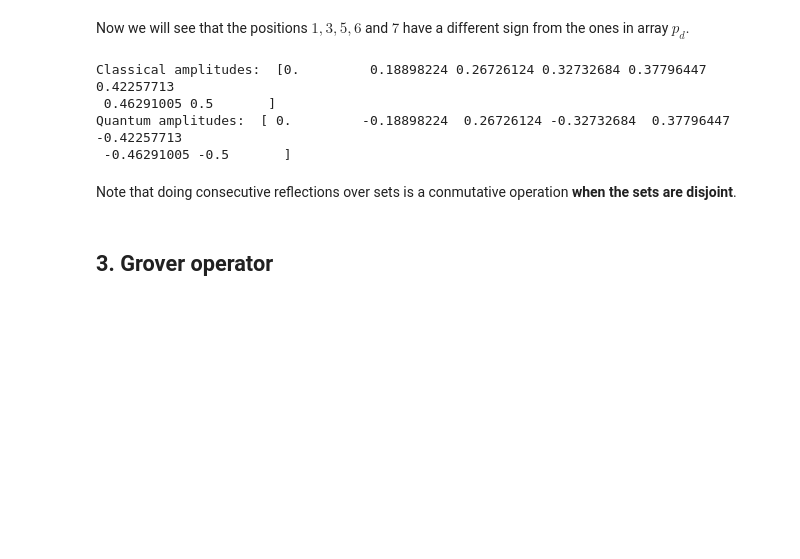
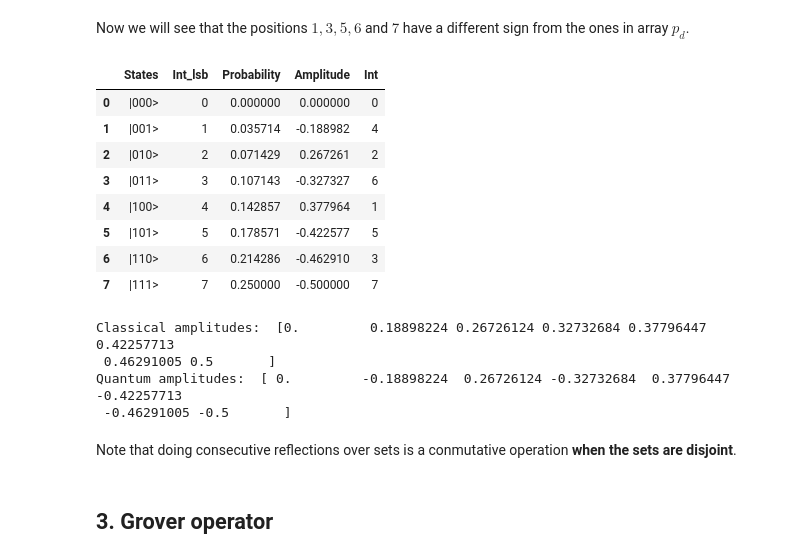
Before and after one commit to albertomanzano/QuantumComputing, a Jupyter notebook: notebooks/02_AmplitudeAmplification_Operators.ipynb, the cells around one changed output. Cells and saved outputs as stored; diff of their text form; code cells hidden in the pictures; blank space fills up the shorter version.

```diff
--- a/notebooks/02_AmplitudeAmplification_Operators.ipynb
+++ b/notebooks/02_AmplitudeAmplification_Operators.ipynb
@@ -145,6 +167,17 @@ Now we will see that the positions $1,3,5,6$ and $7$ have a different sign from
 # %%
 results_reflection3, _, _, _ = get_results(reflection3, linalg_qpu=linalg_qpu, shots=0)
 amplitudes_reflection3 = results_reflection3["Amplitude"].values
+results_reflection3
+# %% [output]
+|  | States | Int_lsb | Probability | Amplitude | Int |
+| 0 | |000> | 0 | 0.000000 | 0.000000 | 0 |
+| 1 | |001> | 1 | 0.035714 | -0.188982 | 4 |
+| 2 | |010> | 2 | 0.071429 | 0.267261 | 2 |
+| 3 | |011> | 3 | 0.107143 | -0.327327 | 6 |
+| 4 | |100> | 4 | 0.142857 | 0.377964 | 1 |
+| 5 | |101> | 5 | 0.178571 | -0.422577 | 5 |
+| 6 | |110> | 6 | 0.214286 | -0.462910 | 3 |
+| 7 | |111> | 7 | 0.250000 | -0.500000 | 7 |
 # %%
 
 print("Classical amplitudes: ", np.sqrt(p))
```
Also changed, not shown: parts of 4 cells of this notebook, 3 other files.
